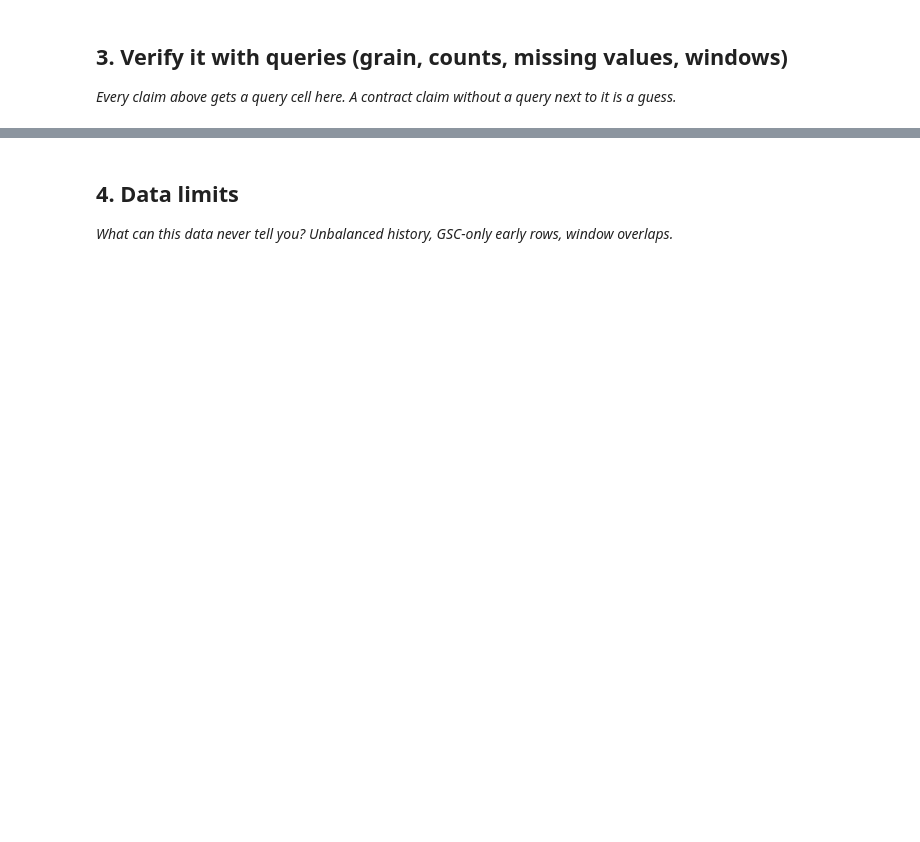
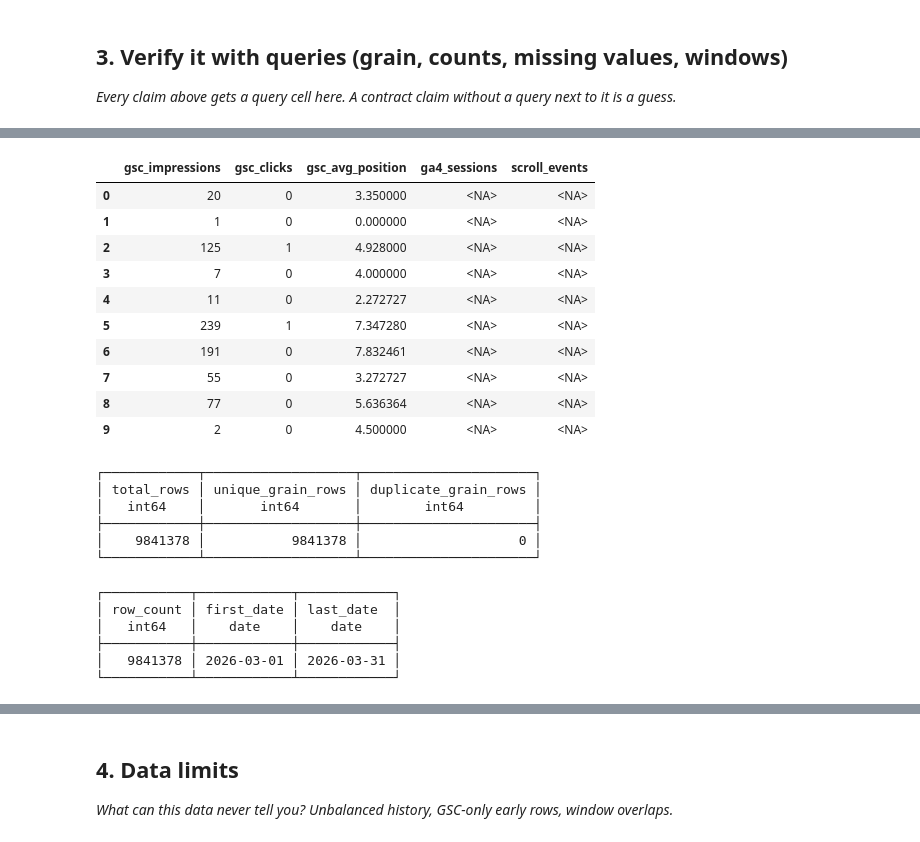
Before and after one commit to rafiaburdibaloch-ui/flyrank-rafia, a Jupyter notebook: work/notebooks/w03_data_contract.ipynb, the cells around one changed output, grey strips where cells are left out. Saved outputs shown, nothing was run; the diff lists cells and outputs as text; code cells hidden in the pictures; blank space fills up the shorter version.

```diff
--- a/work/notebooks/w03_data_contract.ipynb
+++ b/work/notebooks/w03_data_contract.ipynb
@@ -13,3 +19,15 @@ This skeleton is yours to fill. Work the sections **in order** — each one has
 # %%
 # This cell is for CODE (numbers, a query, a check).
 # Write your text answer in the cell ABOVE this one — typing sentences here breaks Run All.
+from google.colab import userdata
+import duckdb
+
+token = userdata.get("HF_TOKEN")
+
+con = duckdb.connect()
+
+con.execute(
+    f"CREATE SECRET (TYPE huggingface, TOKEN '{token}')"
+)
+
+print("Connected to Hugging Face warehouse.")
@@ -27,3 +107,68 @@ This skeleton is yours to fill. Work the sections **in order** — each one has
+# %%
+features = con.sql("""
+SELECT
+    gsc_impressions,
+    gsc_clicks,
+    gsc_avg_position,
+    ga4_sessions,
+    scroll_events
+FROM read_parquet(
+    'hf://datasets/FlyRank/internship-warehouse/fact_content_daily_performance/month=2026-03/*.parquet'
+)
+WHERE gsc_data_available IS TRUE
+LIMIT 10
+""").df()
+
+features
+# %% [output]
+|  | gsc_impressions | gsc_clicks | gsc_avg_position | ga4_sessions | scroll_events |
+| 0 | 20 | 0 | 3.350000 | <NA> | <NA> |
+| 1 | 1 | 0 | 0.000000 | <NA> | <NA> |
+| 2 | 125 | 1 | 4.928000 | <NA> | <NA> |
+| 3 | 7 | 0 | 4.000000 | <NA> | <NA> |
+| 4 | 11 | 0 | 2.272727 | <NA> | <NA> |
+| 5 | 239 | 1 | 7.347280 | <NA> | <NA> |
+| 6 | 191 | 0 | 7.832461 | <NA> | <NA> |
+| 7 | 55 | 0 | 3.272727 | <NA> | <NA> |
+| 8 | 77 | 0 | 5.636364 | <NA> | <NA> |
+| 9 | 2 | 0 | 4.500000 | <NA> | <NA> |
 # %%
 # This cell is for CODE (numbers, a query, a check).
 # Write your text answer in the cell ABOVE this one — typing sentences here breaks Run All.
+q1 = con.sql("""
+SELECT
+    COUNT(*) AS total_rows,
+    COUNT(DISTINCT (client_hash_id, content_hash_id, report_date)) AS unique_grain_rows,
+    COUNT(*) - COUNT(DISTINCT (client_hash_id, content_hash_id, report_date)) AS duplicate_grain_rows
+FROM read_parquet(
+    'hf://datasets/FlyRank/internship-warehouse/fact_content_daily_performance/month=2026-03/*.parquet'
+)
+""")
+
+q1
+# %% [output]
+┌────────────┬───────────────────┬──────────────────────┐
+│ total_rows │ unique_grain_rows │ duplicate_grain_rows │
+│   int64    │       int64       │        int64         │
+├────────────┼───────────────────┼──────────────────────┤
+│    9841378 │           9841378 │                    0 │
+└────────────┴───────────────────┴──────────────────────┘
+# %%
+q2 = con.sql("""
+SELECT
+    COUNT(*) AS row_count,
+    MIN(report_date) AS first_date,
+    MAX(report_date) AS last_date
+FROM read_parquet(
+    'hf://datasets/FlyRank/internship-warehouse/fact_content_daily_performance/month=2026-03/*.parquet'
+)
+""")
+
+q2
+# %% [output]
+┌───────────┬────────────┬────────────┐
+│ row_count │ first_date │ last_date  │
+│   int64   │    date    │    date    │
+├───────────┼────────────┼────────────┤
+│   9841378 │ 2026-03-01 │ 2026-03-31 │
+└───────────┴────────────┴────────────┘
```
Also changed, not shown: parts of 14 cells of this notebook.
